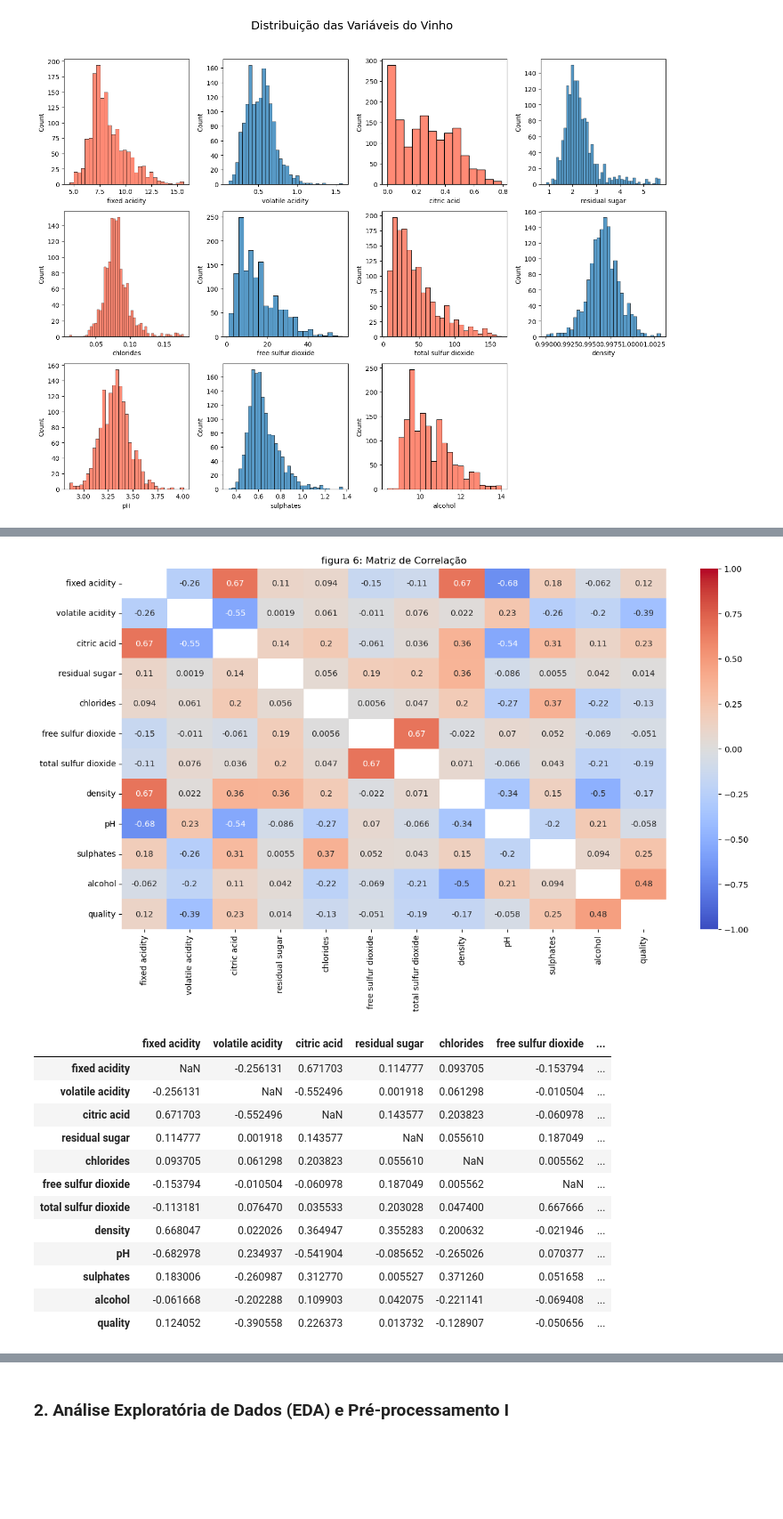
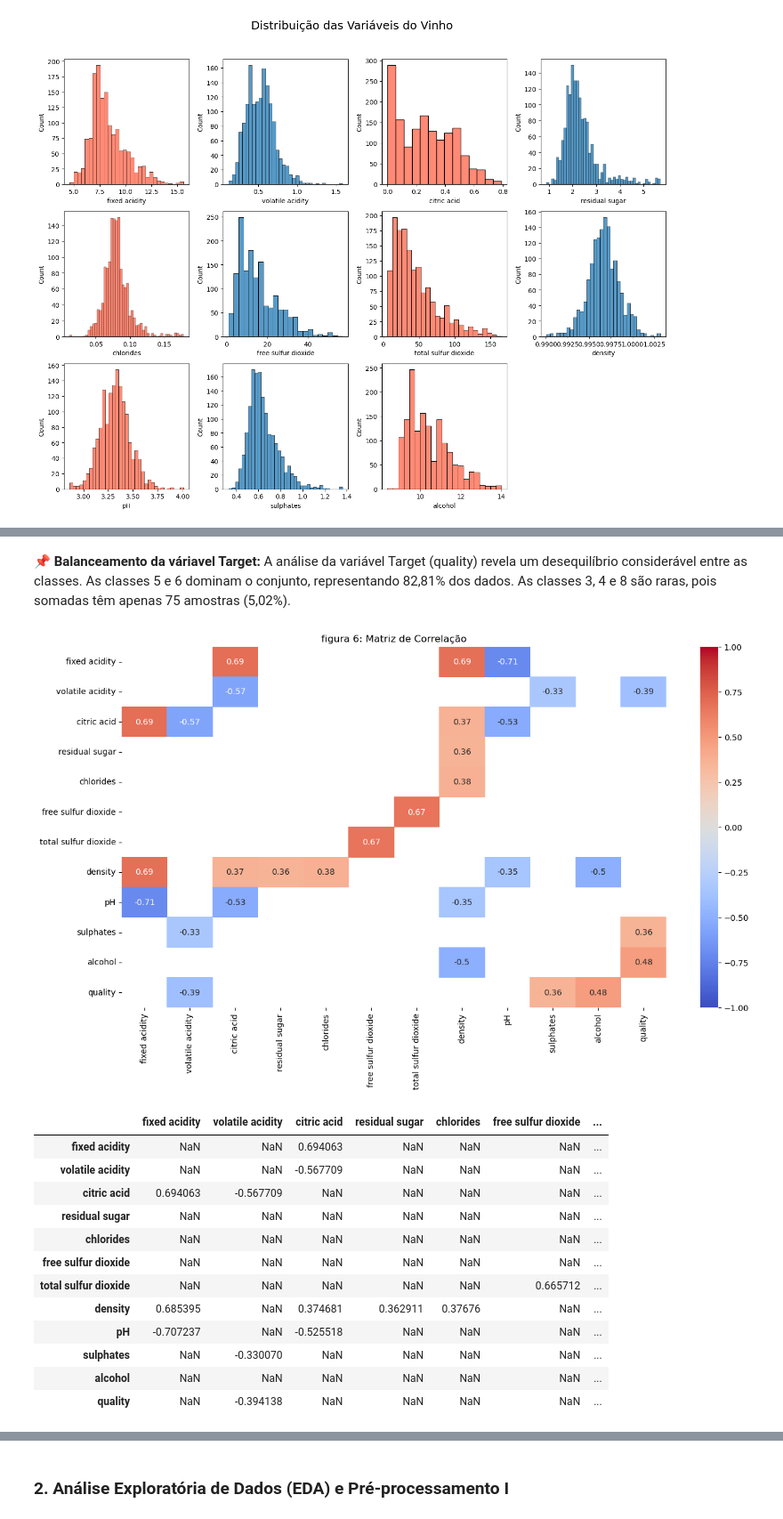
Before and after one commit to albertoakel/EBAC, a Jupyter notebook: notebook/Atividade_modulo32_Random_Florest_Albertoakel.ipynb, the cells around one changed output, grey strips where cells are left out. Shown: that part at 89% size. Cells and saved outputs as stored; diff of their text form; code cells hidden in the pictures; blank space fills up the shorter version.

```diff
--- a/notebook/Atividade_modulo32_Random_Florest_Albertoakel.ipynb
+++ b/notebook/Atividade_modulo32_Random_Florest_Albertoakel.ipynb
@@ -262,28 +262,31 @@ plt.tight_layout(rect=[0.0, 0, 1, 0.96])
+# %% [markdown]
+**📌 Balanceamento da váriavel Target:**
+ A análise da variável Target (quality) revela um desequilíbrio considerável entre as classes. As classes 5 e 6 dominam o conjunto, representando 82,81% dos dados. As classes 3, 4 e 8 são raras, pois somadas têm apenas 75 amostras (5,02%).
 # %%
-correlation_matrix = df.corr()
+correlation_matrix = df2.corr()
 # Exibir apenas valores >|0.15| & ignorar correlaca 1.
 dfcm=correlation_matrix
-#df2[(df2 < 0.35)&(df2 > -0.30)] = pd.NA
+dfcm[(dfcm < 0.3)&(dfcm > -0.3)] = pd.NA
 dfcm[dfcm >=0.99] = pd.NA
 
 plt.figure(figsize=(15, 8))
 sns.heatmap(dfcm, annot=True, cmap='coolwarm', vmin=-1, vmax=1)
 plt.title('figura 6: Matriz de Correlação')
 plt.show()
 
-correlation_matrix
+dfcm
 # %% [output]
-[figure, old version]
+[figure, new version]
 |  | fixed acidity | volatile acidity | citric acid | residual sugar | chlorides | free sulfur dioxide | ... |
-| fixed acidity | NaN | -0.256131 | 0.671703 | 0.114777 | 0.093705 | -0.153794 | ... |
-| volatile acidity | -0.256131 | NaN | -0.552496 | 0.001918 | 0.061298 | -0.010504 | ... |
-| citric acid | 0.671703 | -0.552496 | NaN | 0.143577 | 0.203823 | -0.060978 | ... |
-| residual sugar | 0.114777 | 0.001918 | 0.143577 | NaN | 0.055610 | 0.187049 | ... |
-| chlorides | 0.093705 | 0.061298 | 0.203823 | 0.055610 | NaN | 0.005562 | ... |
-| free sulfur dioxide | -0.153794 | -0.010504 | -0.060978 | 0.187049 | 0.005562 | NaN | ... |
-| total sulfur dioxide | -0.113181 | 0.076470 | 0.035533 | 0.203028 | 0.047400 | 0.667666 | ... |
-| density | 0.668047 | 0.022026 | 0.364947 | 0.355283 | 0.200632 | -0.021946 | ... |
-| pH | -0.682978 | 0.234937 | -0.541904 | -0.085652 | -0.265026 | 0.070377 | ... |
-| sulphates | 0.183006 | -0.260987 | 0.312770 | 0.005527 | 0.371260 | 0.051658 | ... |
-| alcohol | -0.061668 | -0.202288 | 0.109903 | 0.042075 | -0.221141 | -0.069408 | ... |
-| quality | 0.124052 | -0.390558 | 0.226373 | 0.013732 | -0.128907 | -0.050656 | ... |
+| fixed acidity | NaN | NaN | 0.694063 | NaN | NaN | NaN | ... |
+| volatile acidity | NaN | NaN | -0.567709 | NaN | NaN | NaN | ... |
+| citric acid | 0.694063 | -0.567709 | NaN | NaN | NaN | NaN | ... |
+| residual sugar | NaN | NaN | NaN | NaN | NaN | NaN | ... |
+| chlorides | NaN | NaN | NaN | NaN | NaN | NaN | ... |
+| free sulfur dioxide | NaN | NaN | NaN | NaN | NaN | NaN | ... |
+| total sulfur dioxide | NaN | NaN | NaN | NaN | NaN | 0.665712 | ... |
+| density | 0.685395 | NaN | 0.374681 | 0.362911 | 0.37676 | NaN | ... |
+| pH | -0.707237 | NaN | -0.525518 | NaN | NaN | NaN | ... |
+| sulphates | NaN | -0.330070 | NaN | NaN | NaN | NaN | ... |
+| alcohol | NaN | NaN | NaN | NaN | NaN | NaN | ... |
+| quality | NaN | -0.394138 | NaN | NaN | NaN | NaN | ... |
```
Also changed, not shown: parts of 4 cells of this notebook.
